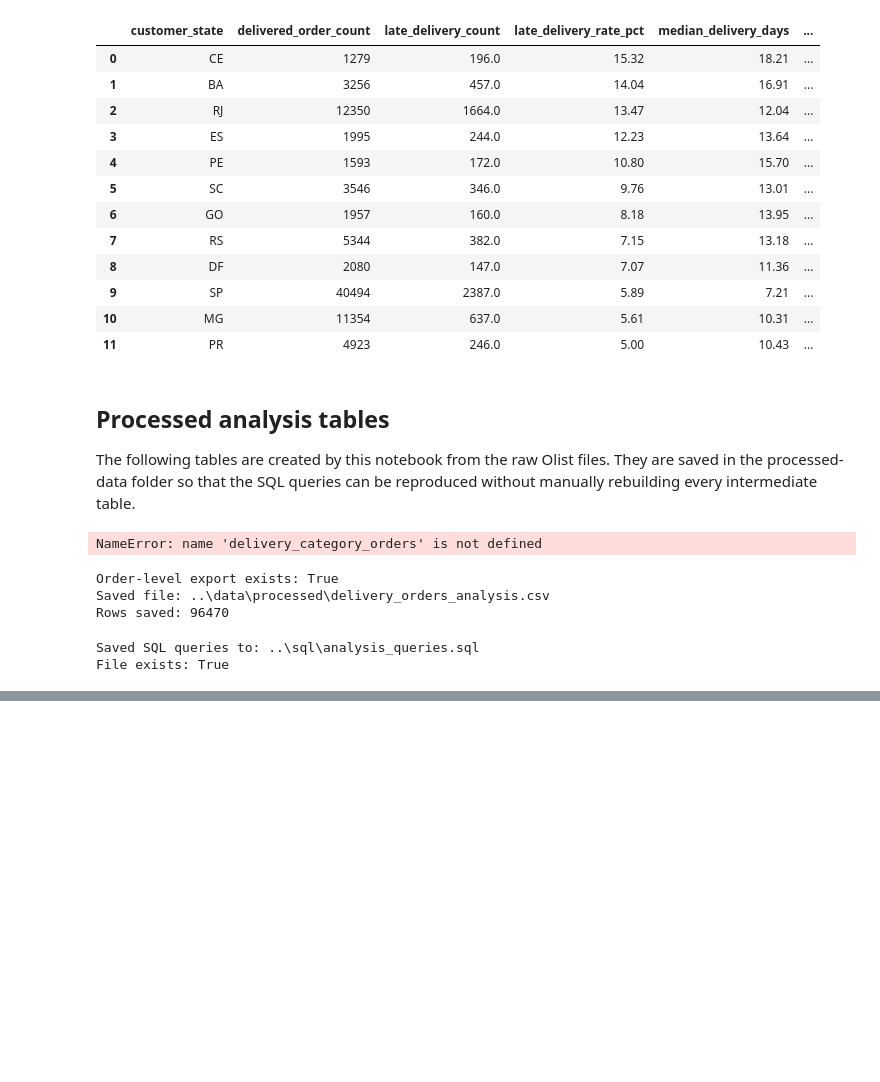
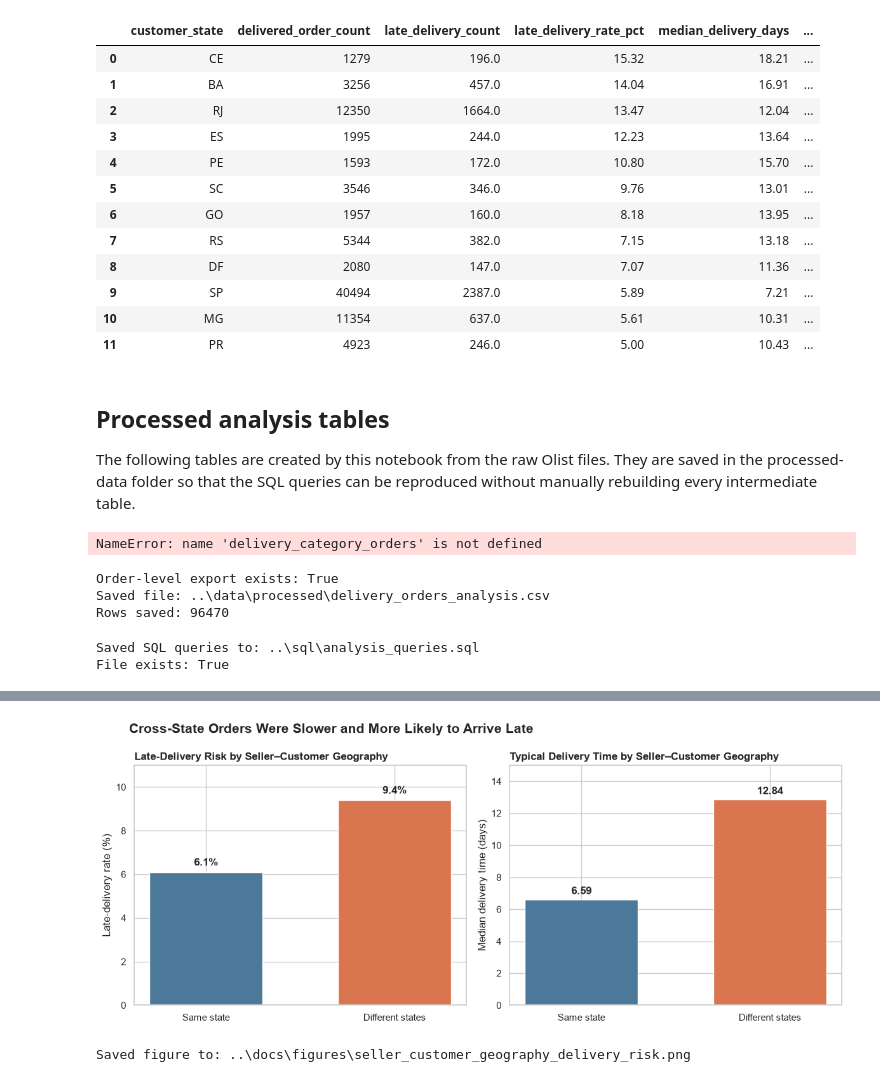
Before and after one commit to namitaramesh/ecommerce-delivery-reliability-analysis, a Jupyter notebook: notebooks/01_data_inventory.ipynb, the cells around one changed output, grey strips where cells are left out. Cells and saved outputs as stored; diff of their text form; code cells hidden in the pictures; blank space fills up the shorter version.

```diff
--- a/notebooks/01_data_inventory.ipynb
+++ b/notebooks/01_data_inventory.ipynb
@@ -1674,0 +1744,8 @@ File exists: True
+# %%
+reviews = pd.read_csv(raw_data_dir / "olist_order_reviews_dataset.csv")
+
+print("Review rows:", f"{len(reviews):,}")
+print("Unique reviewed orders:", f"{reviews['order_id'].nunique():,}")
+print("Duplicate order IDs:", f"{reviews['order_id'].duplicated().sum():,}")
+
+reviews.head()
@@ -1674,0 +2070,8 @@ File exists: True
+# %%
+sellers = pd.read_csv(raw_data_dir / "olist_sellers_dataset.csv")
+
+print("Seller rows:", f"{len(sellers):,}")
+print("Unique seller IDs:", f"{sellers['seller_id'].nunique():,}")
+print("Duplicate seller IDs:", sellers["seller_id"].duplicated().sum())
+
+sellers.head()
@@ -1674,0 +2195,60 @@ File exists: True
+# %%
+geo_plot = (
+    seller_geography_summary
+    .set_index("seller_customer_geography")
+    .loc[["Same state", "Different states"]]
+    .reset_index()
+)
+
+colors = ["#4C7899", "#D9754F"]
+
+fig, axes = plt.subplots(1, 2, figsize=(12, 5))
+
+axes[0].bar(
+    geo_plot["seller_customer_geography"],
+    geo_plot["late_delivery_rate_pct"],
+    color=colors,
+    width=0.6,
+)
+
+axes[0].set_title("Late-Delivery Risk by Seller–Customer Geography", loc="left", weight="bold")
+axes[0].set_ylabel("Late-delivery rate (%)")
+axes[0].set_xlabel("")
+axes[0].set_ylim(0, 11)
+
+for index, value in enumerate(geo_plot["late_delivery_rate_pct"]):
+    axes[0].text(index, value + 0.3, f"{value:.1f}%", ha="center", weight="bold")
+
+axes[1].bar(
+    geo_plot["seller_customer_geography"],
+    geo_plot["median_delivery_days"],
+    color=colors,
+    width=0.6,
+)
+
+axes[1].set_title("Typical Delivery Time by Seller–Customer Geography", loc="left", weight="bold")
+axes[1].set_ylabel("Median delivery time (days)")
+axes[1].set_xlabel("")
+axes[1].set_ylim(0, 15)
+
+for index, value in enumerate(geo_plot["median_delivery_days"]):
+    axes[1].text(index, value + 0.35, f"{value:.2f}", ha="center", weight="bold")
+
+fig.suptitle(
+    "Cross-State Orders Were Slower and More Likely to Arrive Late",
+    x=0.05,
+    ha="left",
+    fontsize=15,
+    fontweight="bold",
+)
+
+plt.tight_layout()
+
+figure_path = figures_dir / "seller_customer_geography_delivery_risk.png"
+plt.savefig(figure_path, dpi=160, bbox_inches="tight")
+plt.show()
+
+print(f"Saved figure to: {figure_path}")
+# %% [output]
+[figure, added]
+Saved figure to: ..\docs\figures\seller_customer_geography_delivery_risk.png
```
Also changed, not shown: parts of 19 cells of this notebook.
